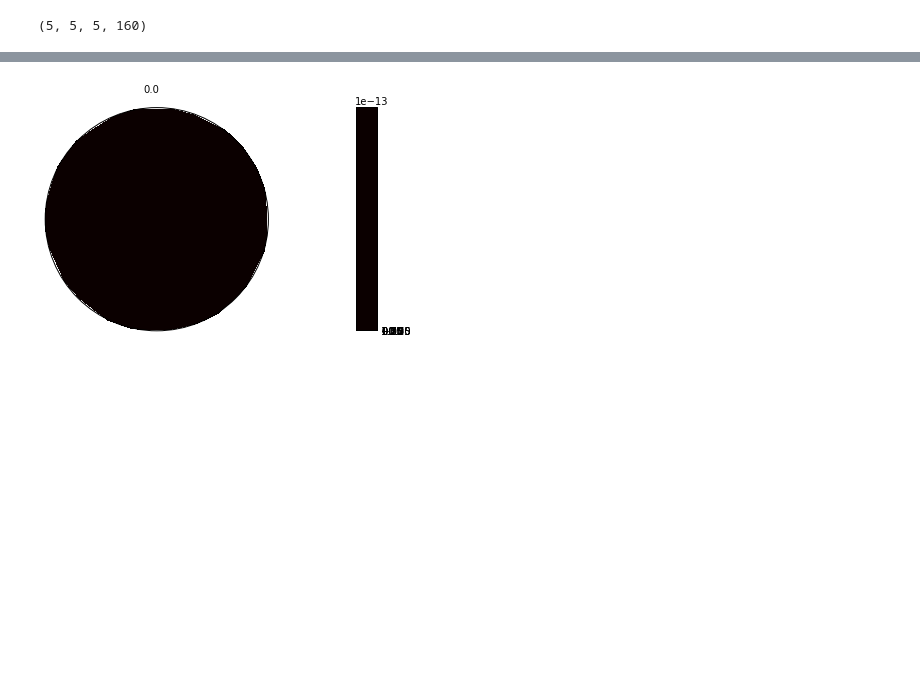
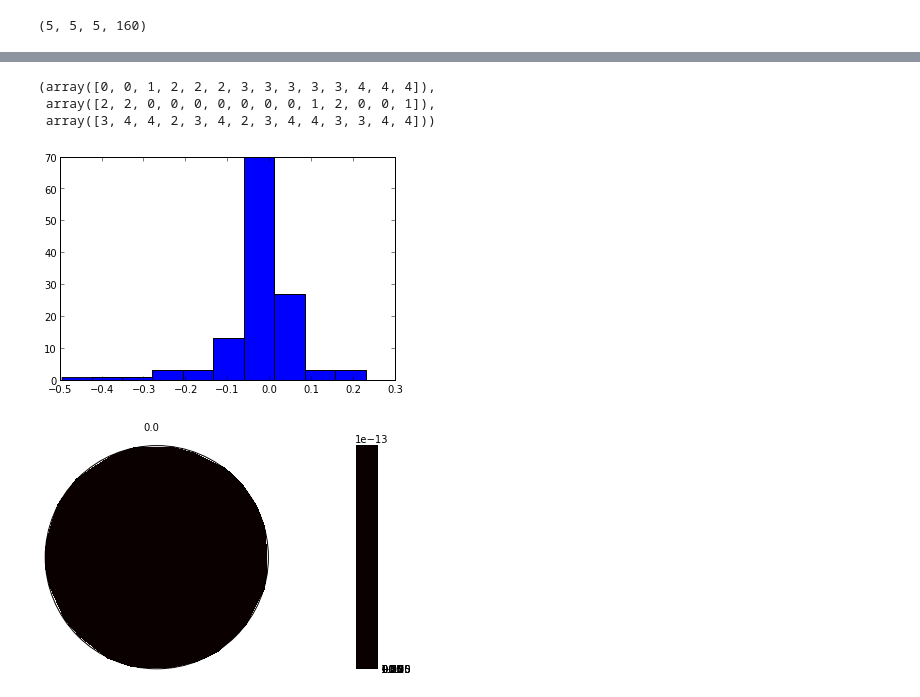
Before and after one commit to arokem/osmosis, a Jupyter notebook: osmosis/ipynb/Simulations.ipynb, the cells around one changed output, grey strips where cells are left out. Drawn from its saved outputs; the diff is of its cells as text; code cells hidden in the pictures; blank space fills up the shorter version.

```diff
--- a/osmosis/ipynb/Simulations.ipynb
+++ b/osmosis/ipynb/Simulations.ipynb
@@ -90,0 +114,3 @@ MultiCanonicalTensorModel.model_params [*****************60%***               ]
+# %%
+ctm_rrmse = ozm.relative_rmse(CTM1, CTM2)
+tm_rrmse = ozm.relative_rmse(TM1, TM2)
@@ -91,3 +135,15 @@ MultiCanonicalTensorModel.model_params [*****************60%***               ]
+# %%
+diff_rrmse = tm_rrmse-ctm_rrmse
+
+hist(diff_rrmse.ravel())
+
+np.where(diff_rrmse>0.1)
+np.where(diff_rrmse<-0.1)
+# %% [output]
+(array([0, 0, 1, 2, 2, 2, 3, 3, 3, 3, 3, 4, 4, 4]),
+ array([2, 2, 0, 0, 0, 0, 0, 0, 0, 1, 2, 0, 0, 1]),
+ array([3, 4, 4, 2, 3, 4, 2, 3, 4, 4, 3, 3, 4, 4]))
+[figure, added]
 # %%
 fac = 4.
 cod = np.zeros(np.ceil(90/fac))
```
Also changed, not shown: parts of 6 cells of this notebook, 2 other files.
